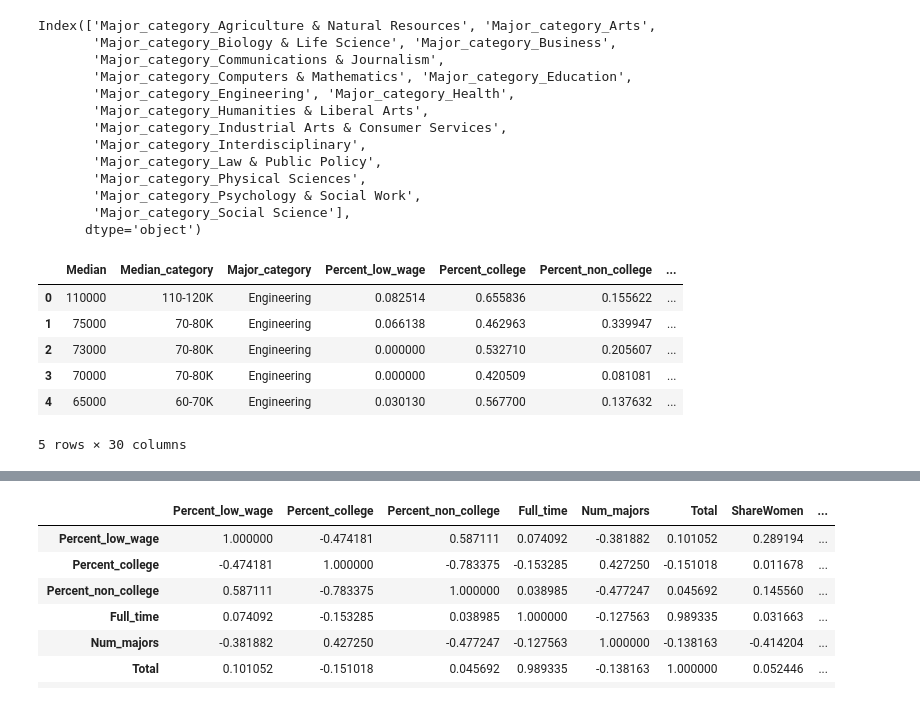
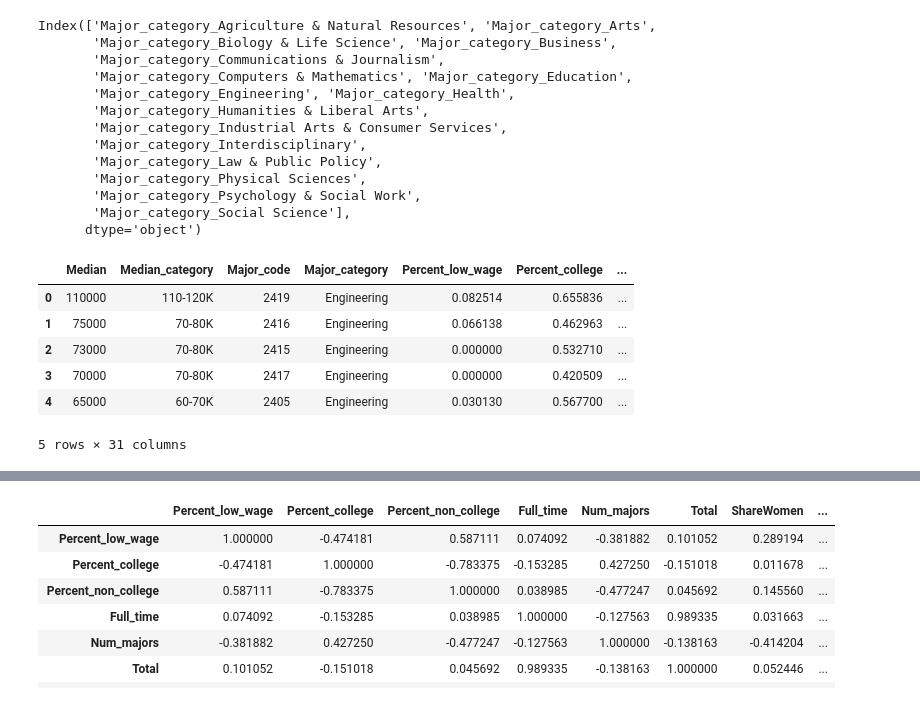
Before and after one commit to siennawishart/MSCI-446-Project, a Jupyter notebook: Data/Data Cleaning and Feature Eng/Supervised Learning Project Proposal Exploring.ipynb, the cells around one changed output, grey strips where cells are left out. Drawn from its saved outputs; the diff is of its cells as text; code cells hidden in the pictures.

Commit message:
Added major code to SL data

```diff
--- a/Data/Data Cleaning and Feature Eng/Supervised Learning Project Proposal Exploring.ipynb
+++ b/Data/Data Cleaning and Feature Eng/Supervised Learning Project Proposal Exploring.ipynb
@@ -239,18 +239,18 @@ Index(['Major_category_Agriculture & Natural Resources', 'Major_category_Arts',
 # %%
 oneHotColumnNames = oneHotColumns.columns.values.tolist()
 SlFeatures = df.join(oneHotColumns)
-featureNames = ['Median','Major_category','Percent_low_wage','Percent_college','Percent_non_college','Num_majors','ShareWomen','Women','Part_time','Unemployment_rate','P25th','P75th','Percent_sample_size']
+featureNames = ['Median','Major_category','Major_code','Percent_low_wage','Percent_college','Percent_non_college','Num_majors','ShareWomen','Women','Part_time','Unemployment_rate','P25th','P75th','Percent_sample_size']
 featureNames.extend(oneHotColumnNames)
 # print(type(featureNames))
 # SlFeatures = df[featureNames]
-SlFeatures = SlFeatures[['Median','Median_category','Major_category','Percent_low_wage','Percent_college','Percent_non_college','Num_majors','ShareWomen','Women','Part_time','Unemployment_rate','P25th','P75th','Percent_sample_size','Major_category_Agriculture & Natural Resources','Major_category_Arts','Major_category_Biology & Life Science','Major_category_Business','Major_category_Communications & Journalism','Major_category_Computers & Mathematics','Major_category_Education','Major_category_Engineering','Major_category_Health','Major_category_Humanities & Liberal Arts','Major_category_Industrial Arts & Consumer Services','Major_category_Interdisciplinary','Major_category_Law & Public Policy','Major_category_Physical Sciences','Major_category_Psychology & Social Work','Major_category_Social Science']]
+SlFeatures = SlFeatures[['Median','Median_category','Major_code','Major_category','Percent_low_wage','Percent_college','Percent_non_college','Num_majors','ShareWomen','Women','Part_time','Unemployment_rate','P25th','P75th','Percent_sample_size','Major_category_Agriculture & Natural Resources','Major_category_Arts','Major_category_Biology & Life Science','Major_category_Business','Major_category_Communications & Journalism','Major_category_Computers & Mathematics','Major_category_Education','Major_category_Engineering','Major_category_Health','Major_category_Humanities & Liberal Arts','Major_category_Industrial Arts & Consumer Services','Major_category_Interdisciplinary','Major_category_Law & Public Policy','Major_category_Physical Sciences','Major_category_Psychology & Social Work','Major_category_Social Science']]
 SlFeatures.head()
 # %% [output]
-|  | Median | Median_category | Major_category | Percent_low_wage | Percent_college | Percent_non_college | ... |
-| 0 | 110000 | 110-120K | Engineering | 0.082514 | 0.655836 | 0.155622 | ... |
-| 1 | 75000 | 70-80K | Engineering | 0.066138 | 0.462963 | 0.339947 | ... |
-| 2 | 73000 | 70-80K | Engineering | 0.000000 | 0.532710 | 0.205607 | ... |
-| 3 | 70000 | 70-80K | Engineering | 0.000000 | 0.420509 | 0.081081 | ... |
-| 4 | 65000 | 60-70K | Engineering | 0.030130 | 0.567700 | 0.137632 | ... |
+|  | Median | Median_category | Major_code | Major_category | Percent_low_wage | Percent_college | ... |
+| 0 | 110000 | 110-120K | 2419 | Engineering | 0.082514 | 0.655836 | ... |
+| 1 | 75000 | 70-80K | 2416 | Engineering | 0.066138 | 0.462963 | ... |
+| 2 | 73000 | 70-80K | 2415 | Engineering | 0.000000 | 0.532710 | ... |
+| 3 | 70000 | 70-80K | 2417 | Engineering | 0.000000 | 0.420509 | ... |
+| 4 | 65000 | 60-70K | 2405 | Engineering | 0.030130 | 0.567700 | ... |
-5 rows × 30 columns
+5 rows × 31 columns
 # %%
```
Also changed, not shown: parts of 3 cells of this notebook, 3 other files.
